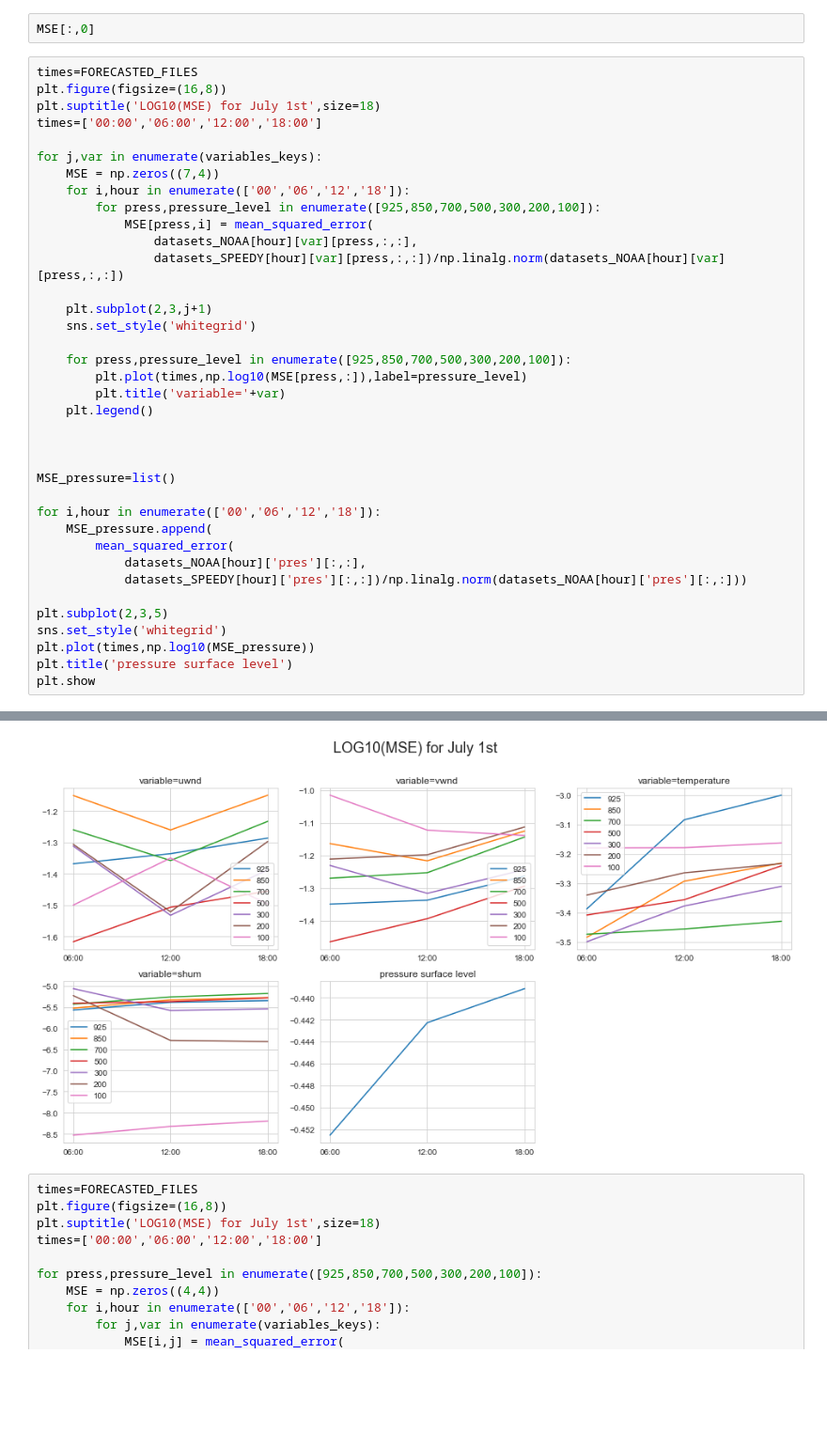
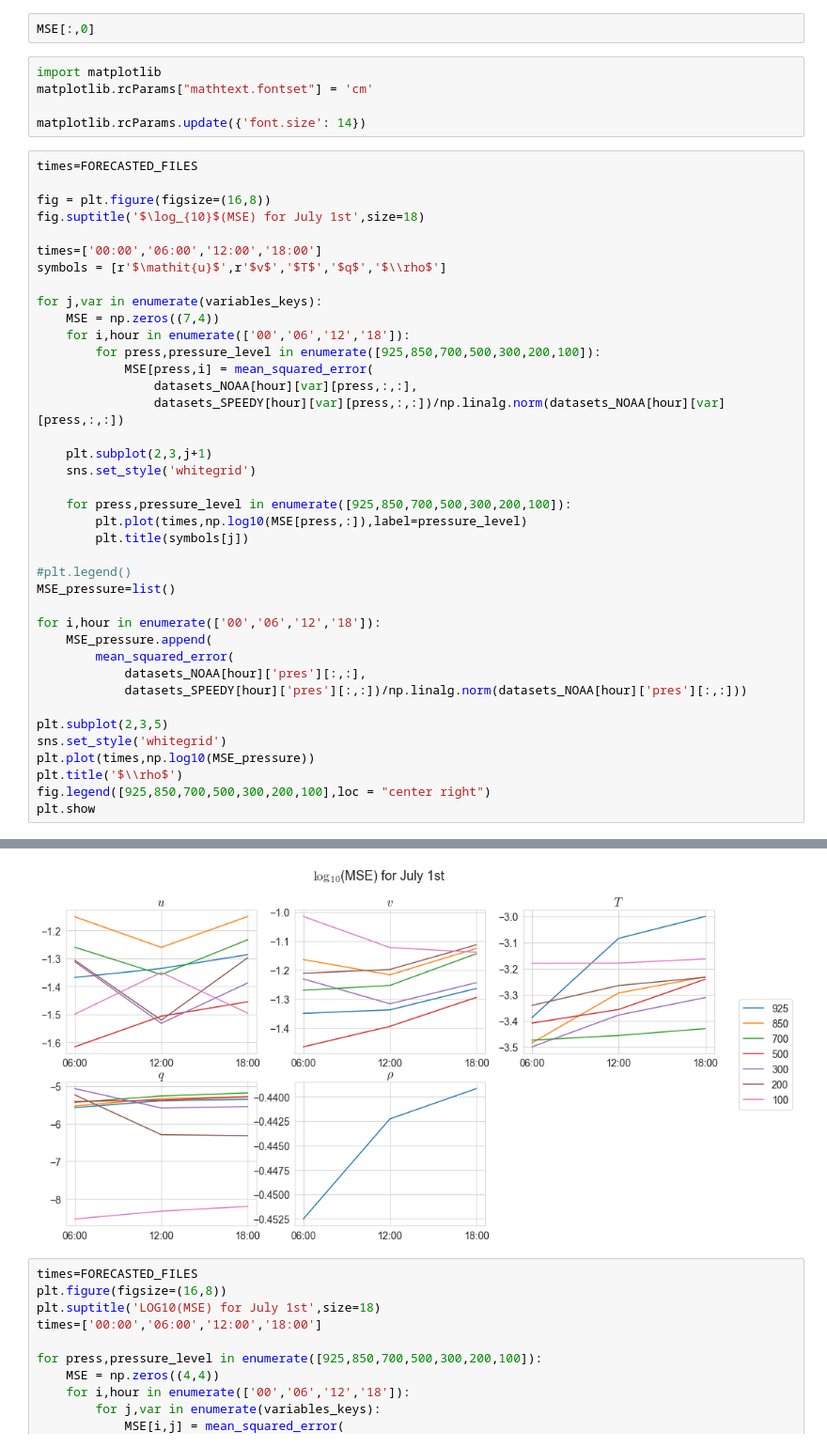
Before and after one commit to rsconsuegra/SPEEDY_Interpolator, a Jupyter notebook: Notebooks/Error_Interpolation-Copy1.ipynb, the cells around one changed output, grey strips where cells are left out. Shown at 94% size. Drawn from its saved outputs; the diff is of its cells as text; blank space fills up the shorter version.

Commit message:
Plots refactor

```diff
--- a/Notebooks/Error_Interpolation-Copy1.ipynb
+++ b/Notebooks/Error_Interpolation-Copy1.ipynb
@@ -183,46 +183,53 @@ for j,var in enumerate(variables_keys):
                 datasets_SPEEDY[hour][var][press,:,:])/np.linalg.norm(datasets_NOAA[hour][var][press,:,:])
 # %%
 MSE[:,0]
+# %%
+import matplotlib
+matplotlib.rcParams["mathtext.fontset"] = 'cm'
+
+matplotlib.rcParams.update({'font.size': 14})
 # %%
 times=FORECASTED_FILES
-plt.figure(figsize=(16,8))
-plt.suptitle('LOG10(MSE) for July 1st',size=18)
+
+fig = plt.figure(figsize=(16,8))
+fig.suptitle('$\log_{10}$(MSE) for July 1st',size=18)
+
 times=['00:00','06:00','12:00','18:00']
+symbols = [r'$\mathit{u}$',r'$v$','$T$','$q$','$\\rho$']
 
 for j,var in enumerate(variables_keys):
     MSE = np.zeros((7,4))
     for i,hour in enumerate(['00','06','12','18']):
         for press,pressure_level in enumerate([925,850,700,500,300,200,100]):
             MSE[press,i] = mean_squared_error(
                 datasets_NOAA[hour][var][press,:,:],
                 datasets_SPEEDY[hour][var][press,:,:])/np.linalg.norm(datasets_NOAA[hour][var][press,:,:])
 
     plt.subplot(2,3,j+1)
     sns.set_style('whitegrid')
 
     for press,pressure_level in enumerate([925,850,700,500,300,200,100]):
         plt.plot(times,np.log10(MSE[press,:]),label=pressure_level)
-        plt.title('variable='+var)
-    plt.legend()
+        plt.title(symbols[j])
 
-
-
+#plt.legend()
 MSE_pressure=list()
 
 for i,hour in enumerate(['00','06','12','18']):
     MSE_pressure.append(
         mean_squared_error(
             datasets_NOAA[hour]['pres'][:,:],
             datasets_SPEEDY[hour]['pres'][:,:])/np.linalg.norm(datasets_NOAA[hour]['pres'][:,:]))
 
 plt.subplot(2,3,5)
 sns.set_style('whitegrid')
 plt.plot(times,np.log10(MSE_pressure))
-plt.title('pressure surface level')
+plt.title('$\\rho$')
+fig.legend([925,850,700,500,300,200,100],loc = "center right")
 plt.show
 # %% [output]
 <function matplotlib.pyplot.show(close=None, block=None)>
-[figure, old version]
+[figure, new version]
 # %%
 times=FORECASTED_FILES
 plt.figure(figsize=(16,8))
```
